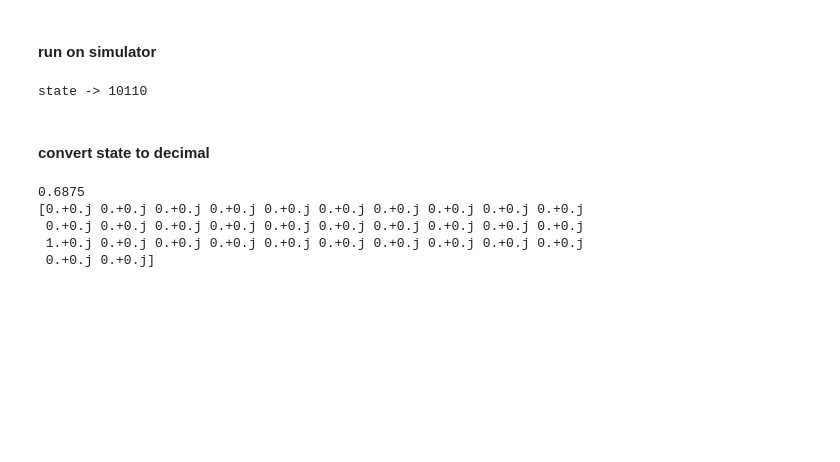
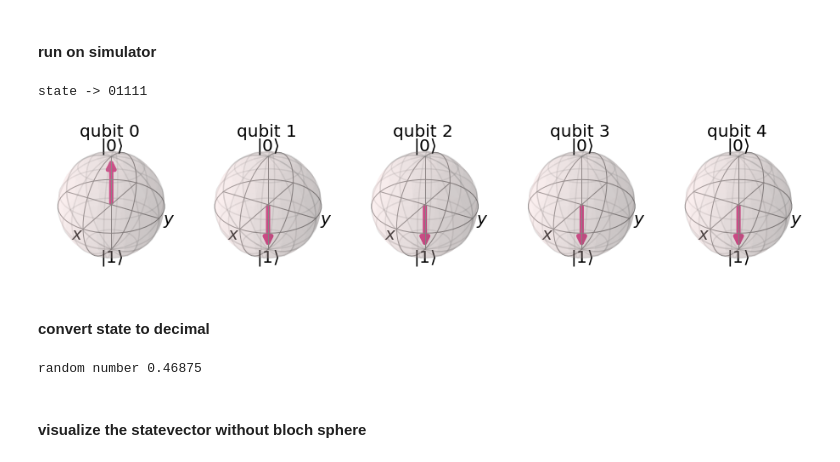
Before and after one commit to rohannakra/Quantum-Random-Number-Generator, a Jupyter notebook: main.ipynb, the cells around one changed output. Drawn from its saved outputs; the diff is of its cells as text; code cells hidden in the pictures; blank space fills up the shorter version.

Commit message:
Fixing state and statevector problem.

```diff
--- a/main.ipynb
+++ b/main.ipynb
@@ -36,19 +36,35 @@ qc.draw(output='mpl')
 # %%
 simulator = Aer.get_backend('qasm_simulator')
 
 result = execute(qc, simulator, shots=1, memory=True).result()
 state = result.get_memory(qc)[0]
 
 print('state ->', state)
 
-# simulator = Aer.get_backend('statevector_simulator')
+statevectors = [
+    [1, 0],
+    [0, 1]
+]
 
-# job = simulator.run(qobj)
-# statevector = job.result().get_statevector()
+for i, qubit_state in enumerate(state):
+    qc.initialize(statevectors[int(qubit_state)], i)
 
-# plot_bloch_multivector(statevector)
+qc.draw()
+
+qobj = assemble(qc)
+
+# NOTE: The reason why we re-initialize the state as the result of the simulation
+#       is so that we can represent that state on a bloch sphere.
+
+simulator = Aer.get_backend('statevector_simulator')
+
+job = simulator.run(qobj)
+statevector = job.result().get_statevector()
+
+plot_bloch_multivector(statevector)
 # %% [output]
-state -> 10110
+state -> 01111
+[figure, added]
 # %% [markdown]
 #### convert state to decimal
 # %%
@@ -64,14 +80,8 @@ def convert(state):
 
     return decimal
 
-print(convert(state))
-
-# TODO: Learn how to convert statevector back to dirac notation.
-
-print(statevector)
+print("random number", convert(state))
 # %% [output]
-0.6875
-[0.+0.j 0.+0.j 0.+0.j 0.+0.j 0.+0.j 0.+0.j 0.+0.j 0.+0.j 0.+0.j 0.+0.j
- 0.+0.j 0.+0.j 0.+0.j 0.+0.j 0.+0.j 0.+0.j 0.+0.j 0.+0.j 0.+0.j 0.+0.j
- 1.+0.j 0.+0.j 0.+0.j 0.+0.j 0.+0.j 0.+0.j 0.+0.j 0.+0.j 0.+0.j 0.+0.j
- 0.+0.j 0.+0.j]
+random number 0.46875
+# %% [markdown]
+#### visualize the statevector without bloch sphere
```
Also changed, not shown: parts of 1 cell of this notebook, 1 other file.
